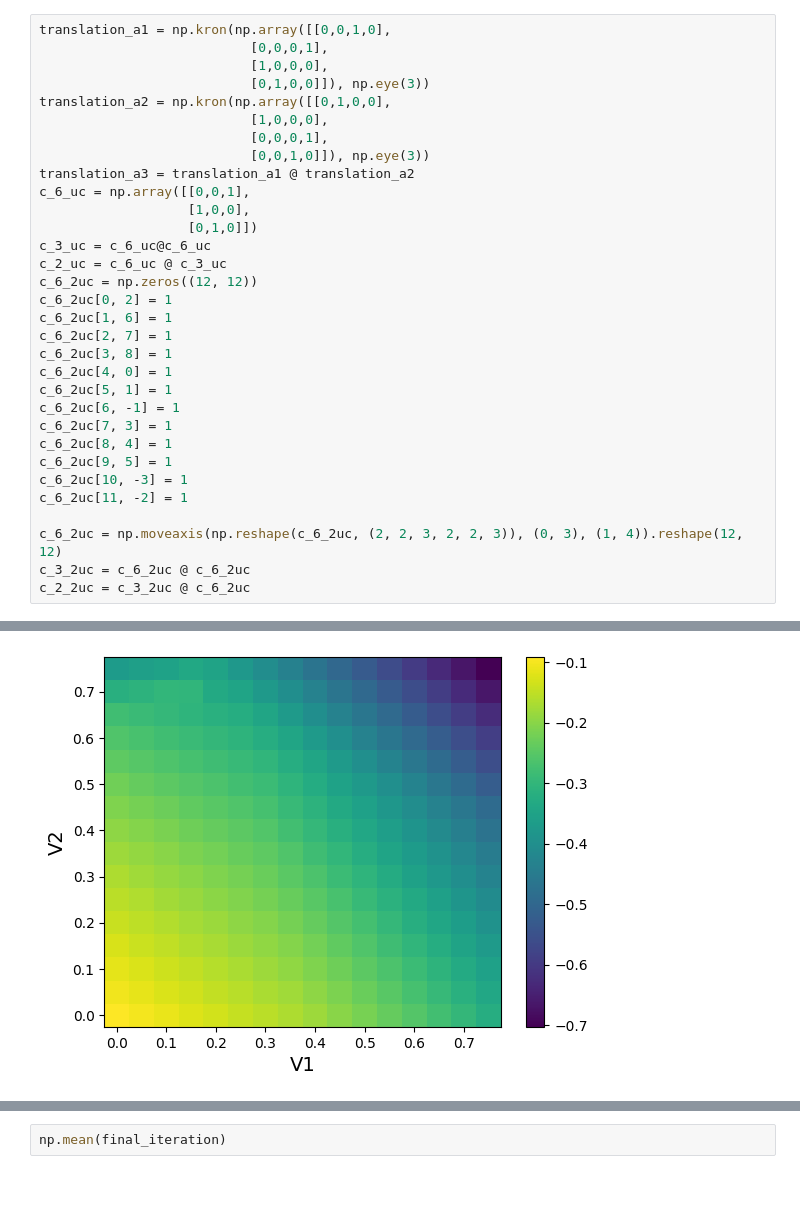
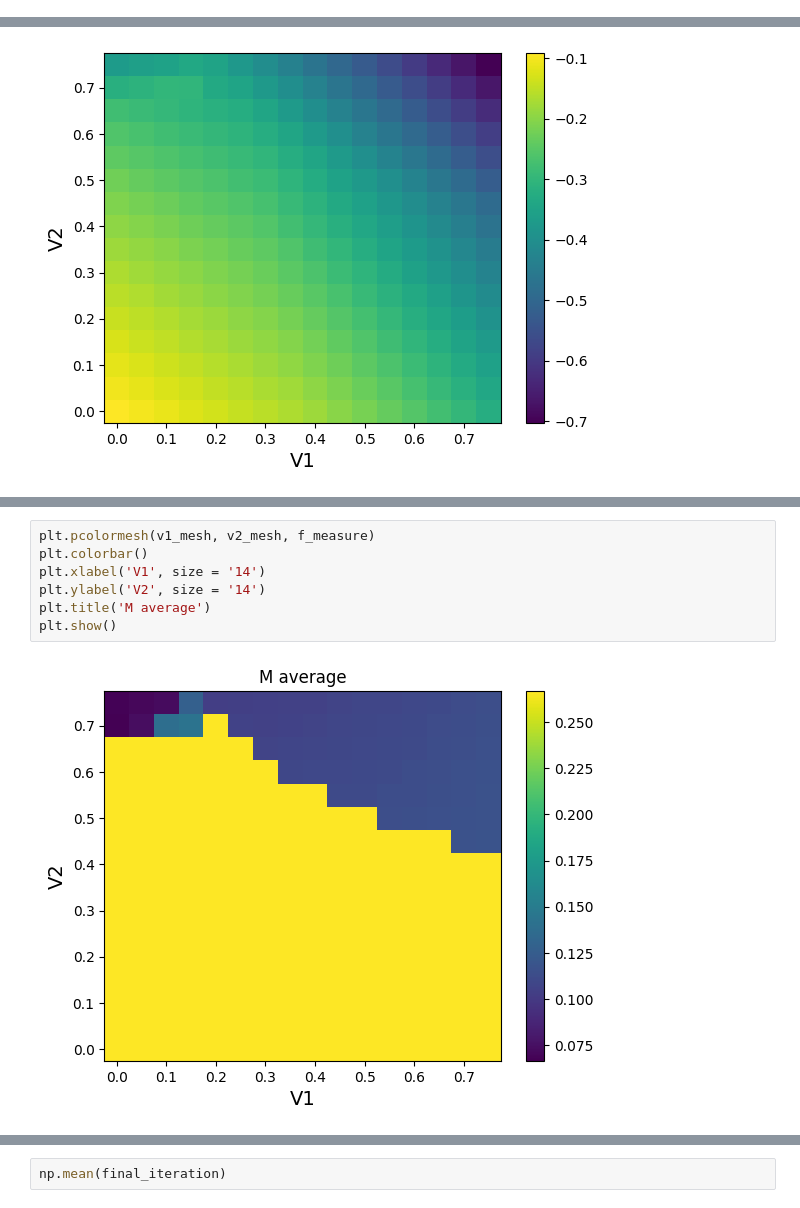
Before and after one commit to yumannhe/SCHF_auto_collinear, a Jupyter notebook: data_analysis/over_v/phase_diagram_filling_vhs_t_4em4_2_2_over_v1_v2.ipynb, the cells around one changed output, grey strips where cells are left out. Drawn from its saved outputs; the diff is of its cells as text.

```diff
--- a/data_analysis/over_v/phase_diagram_filling_vhs_t_4em4_2_2_over_v1_v2.ipynb
+++ b/data_analysis/over_v/phase_diagram_filling_vhs_t_4em4_2_2_over_v1_v2.ipynb
@@ -83,35 +82,3 @@ array([2.48725469e-01, 2.48725469e-01, 2.48725469e-01, 2.48725469e-01,
        3.08377238e-01])
 # %% [markdown]
 ### Phase Analysis
-# %%
-translation_a1 = np.kron(np.array([[0,0,1,0],
-                           [0,0,0,1],
-                           [1,0,0,0],
-                           [0,1,0,0]]), np.eye(3))
-translation_a2 = np.kron(np.array([[0,1,0,0],
-                           [1,0,0,0],
-                           [0,0,0,1],
-                           [0,0,1,0]]), np.eye(3))
-translation_a3 = translation_a1 @ translation_a2
-c_6_uc = np.array([[0,0,1],
-                   [1,0,0],
-                   [0,1,0]])
-c_3_uc = c_6_uc@c_6_uc
-c_2_uc = c_6_uc @ c_3_uc
-c_6_2uc = np.zeros((12, 12))
-c_6_2uc[0, 2] = 1
-c_6_2uc[1, 6] = 1
-c_6_2uc[2, 7] = 1
-c_6_2uc[3, 8] = 1
-c_6_2uc[4, 0] = 1
-c_6_2uc[5, 1] = 1
-c_6_2uc[6, -1] = 1
-c_6_2uc[7, 3] = 1
-c_6_2uc[8, 4] = 1
-c_6_2uc[9, 5] = 1
-c_6_2uc[10, -3] = 1
-c_6_2uc[11, -2] = 1
-
-c_6_2uc = np.moveaxis(np.reshape(c_6_2uc, (2, 2, 3, 2, 2, 3)), (0, 3), (1, 4)).reshape(12, 12)
-c_3_2uc = c_6_2uc @ c_6_2uc
-c_2_2uc = c_3_2uc @ c_6_2uc
@@ -417,0 +172,9 @@ plt.colorbar()
+# %%
+plt.pcolormesh(v1_mesh, v2_mesh, f_measure)
+plt.colorbar()
+plt.xlabel('V1', size = '14')
+plt.ylabel('V2', size = '14')
+plt.title('M average')
+plt.show()
+# %% [output]
+[figure, added]
```
Also changed, not shown: parts of 63 cells of this notebook, 23 other files.
